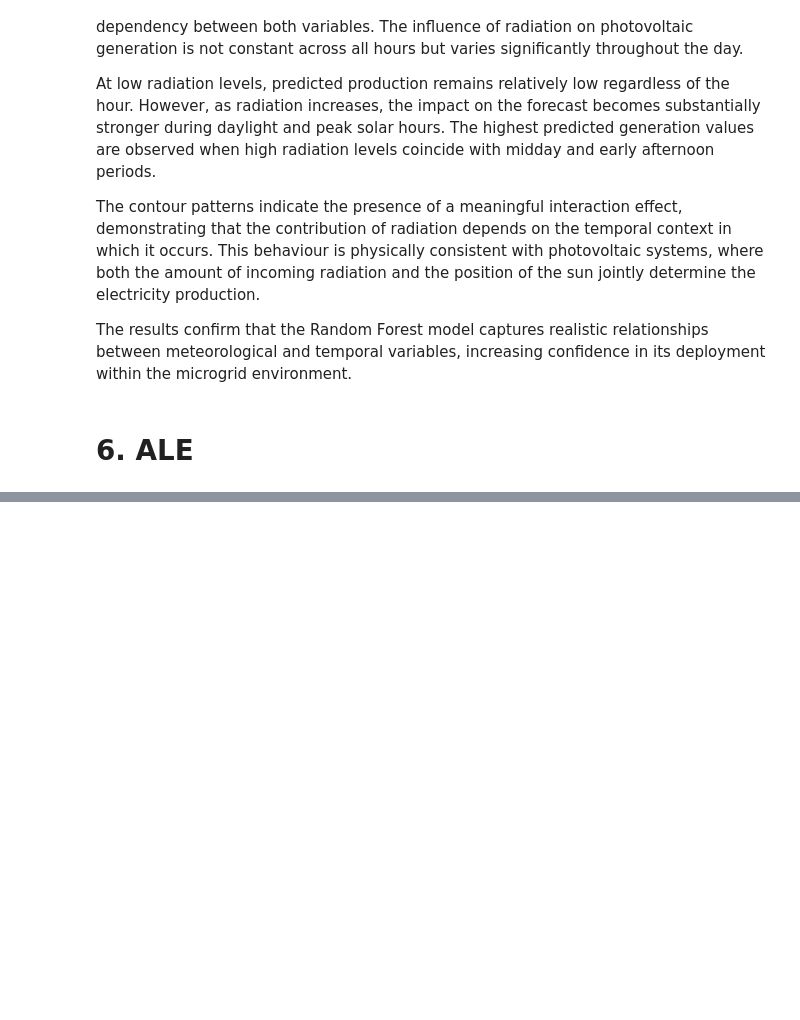
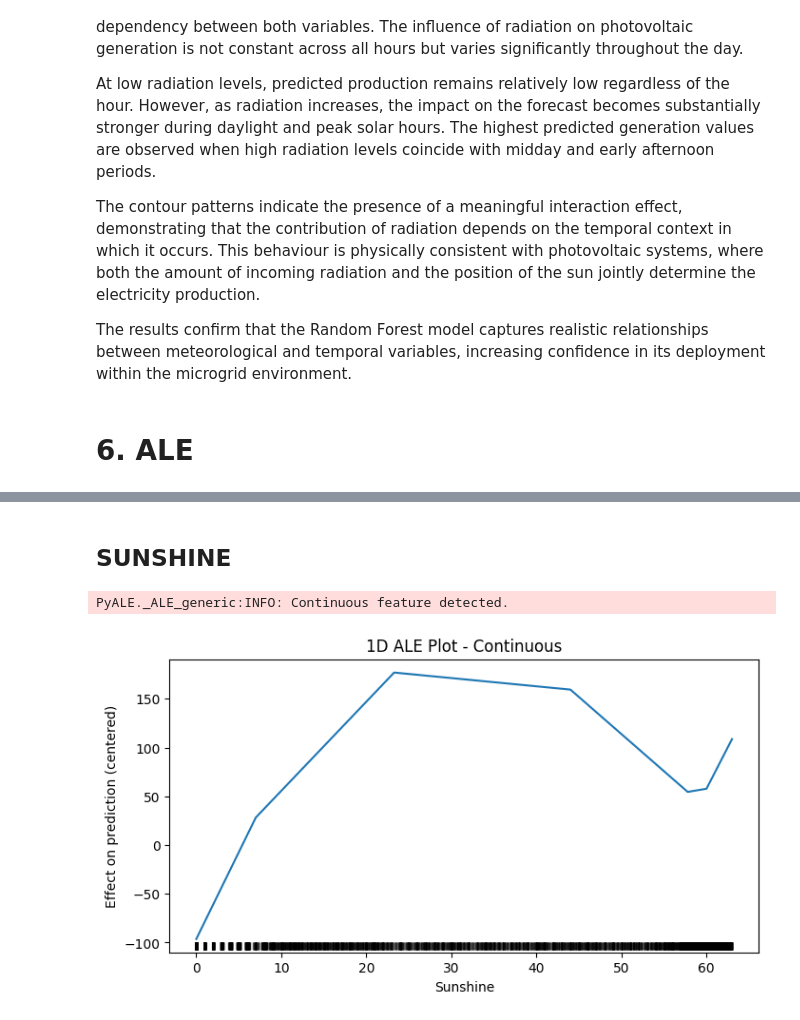
Before and after one commit to NereaPerez473/Reto04_Grupo05, a Jupyter notebook: xAI/Global_Solar.ipynb, the cells around one changed output, grey strips where cells are left out. Saved outputs shown, nothing was run; the diff lists cells and outputs as text; code cells hidden in the pictures; blank space fills up the shorter version.

```diff
--- a/xAI/Global_Solar.ipynb
+++ b/xAI/Global_Solar.ipynb
@@ -246,0 +269,12 @@ The results confirm that the Random Forest model captures realistic relationship
+# %% [markdown]
+## SUNSHINE
+# %%
+ale_sunshine = ale(
+    X=X_model,
+    model=model,
+    feature=["Sunshine"],
+    include_CI=False
+)
+# %% [output]
+PyALE._ALE_generic:INFO: Continuous feature detected.
+[figure, added]
```
Also changed, not shown: parts of 14 cells of this notebook.
